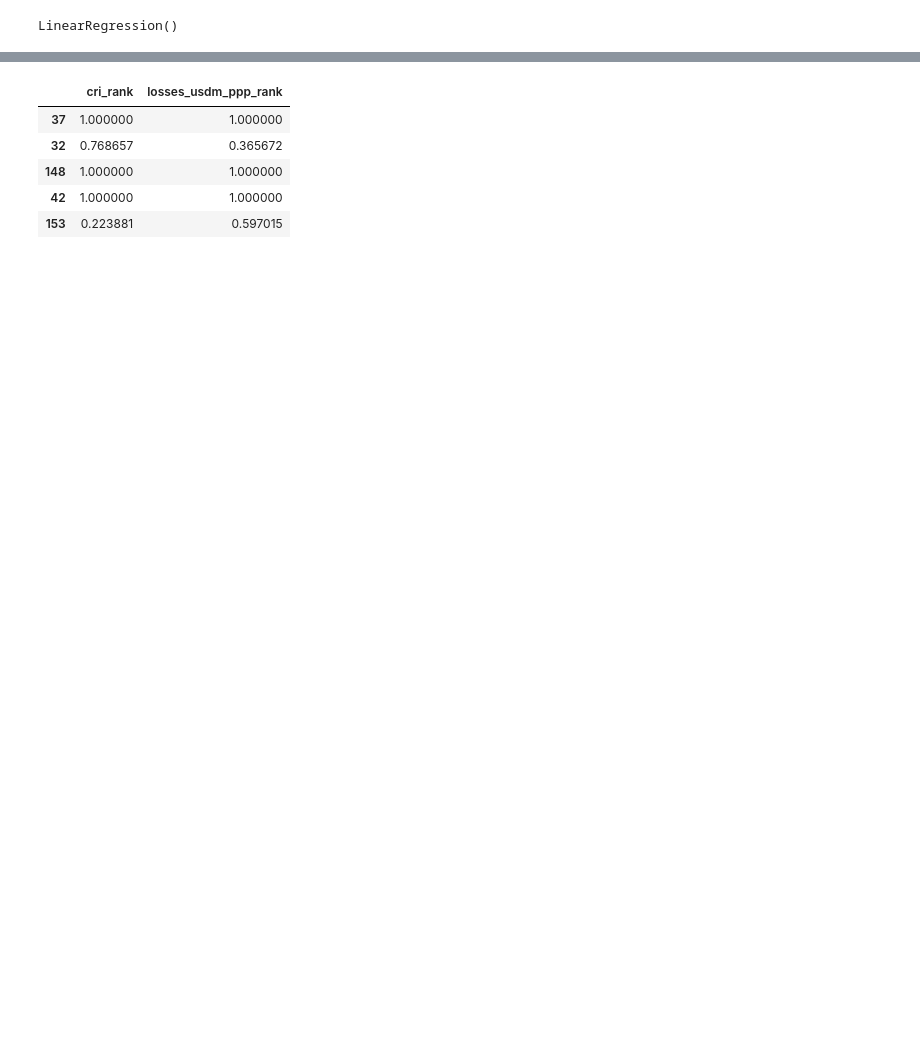
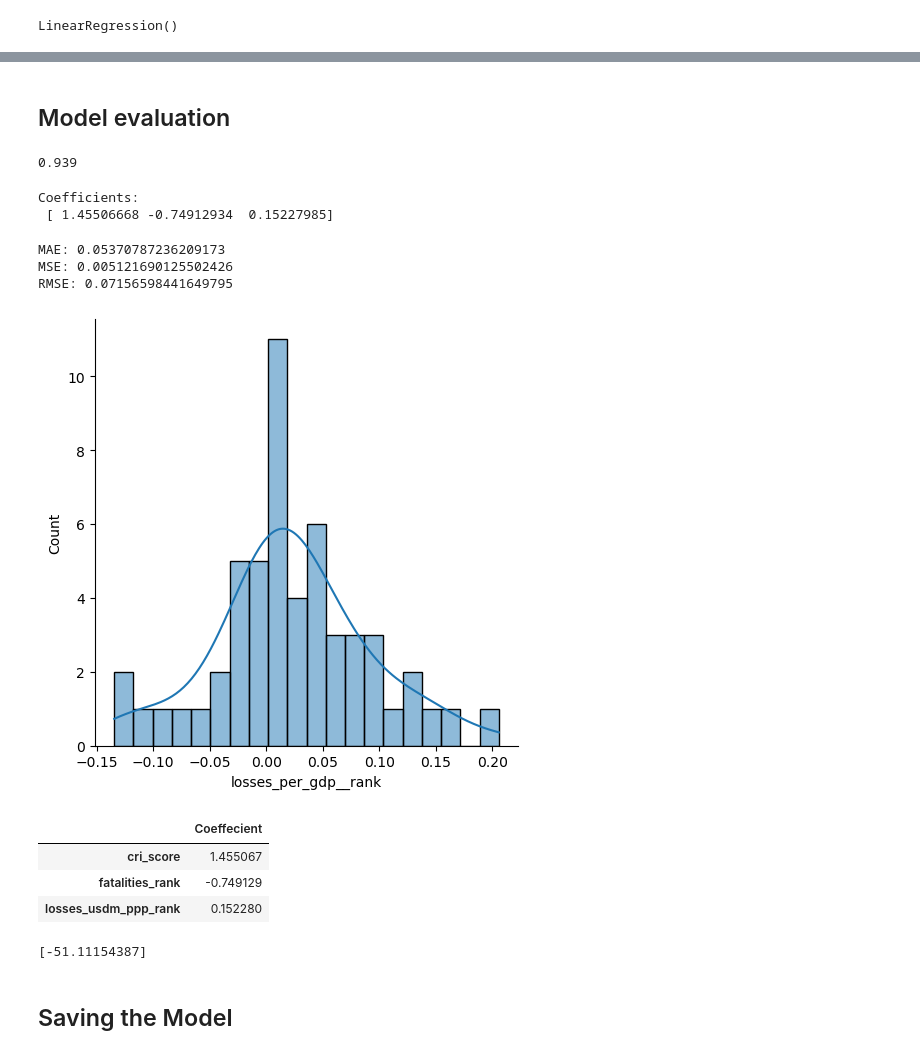
Before and after one commit to tahmee/SVC-Premiere-Project, a Jupyter notebook: SVC project.ipynb, the cells around one changed output, grey strips where cells are left out. Cells and saved outputs as stored; diff of their text form; code cells hidden in the pictures; blank space fills up the shorter version.

```diff
--- a/SVC project.ipynb
+++ b/SVC project.ipynb
@@ -395,9 +427,44 @@ plt.scatter(x = model_predictions, y = y_test)
-# %%
-X_test.head()
-# %% [output]
-|  | cri_rank | losses_usdm_ppp_rank |
-| 37 | 1.000000 | 1.000000 |
-| 32 | 0.768657 | 0.365672 |
-| 148 | 1.000000 | 1.000000 |
-| 42 | 1.000000 | 1.000000 |
-| 153 | 0.223881 | 0.597015 |
+# %% [markdown]
+## Model evaluation
+# %%
+from sklearn.metrics import r2_score
+r2_score = r2_score(y_test, model_predictions)
+round(r2_score,3)
+# %% [output]
+0.939
+# %%
+# The coefficients
+print('Coefficients: \n', l_model.coef_)
+# %% [output]
+Coefficients:
+ [ 1.45506668 -0.74912934  0.15227985]
+# %%
+# calculate these metrics by hand!
+from sklearn import metrics
+
+print('MAE:', metrics.mean_absolute_error(y_test, model_predictions))
+print('MSE:', metrics.mean_squared_error(y_test, model_predictions))
+print('RMSE:', np.sqrt(metrics.mean_squared_error(y_test, model_predictions)))
+# %% [output]
+MAE: 0.05370787236209173
+MSE: 0.005121690125502426
+RMSE: 0.07156598441649795
+# %%
+sns.displot((y_test-model_predictions),bins=20, kde = True);
+# %% [output]
+[figure, added]
+# %%
+coeffecients = pd.DataFrame(l_model.coef_,X.columns)
+coeffecients.columns = ['Coeffecient']
+coeffecients
+# %% [output]
+|  | Coeffecient |
+| cri_score | 1.455067 |
+| fatalities_rank | -0.749129 |
+| losses_usdm_ppp_rank | 0.152280 |
+# %%
+print(l_model.predict([[0.09, 70.0, 6.99]]))
+# %% [output]
+[-51.11154387]
+# %% [markdown]
+## Saving the Model
```
Also changed, not shown: parts of 27 cells of this notebook.
